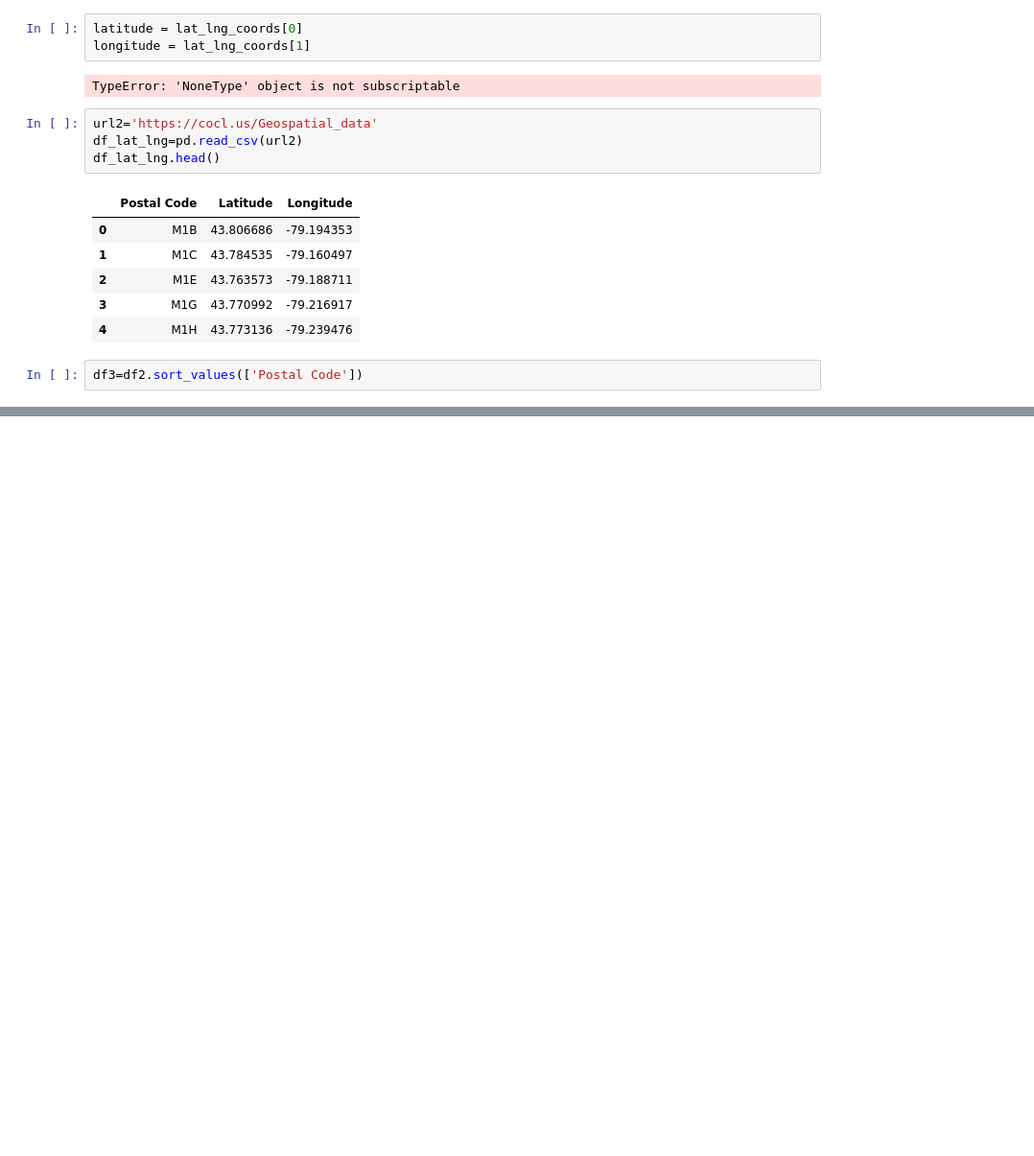
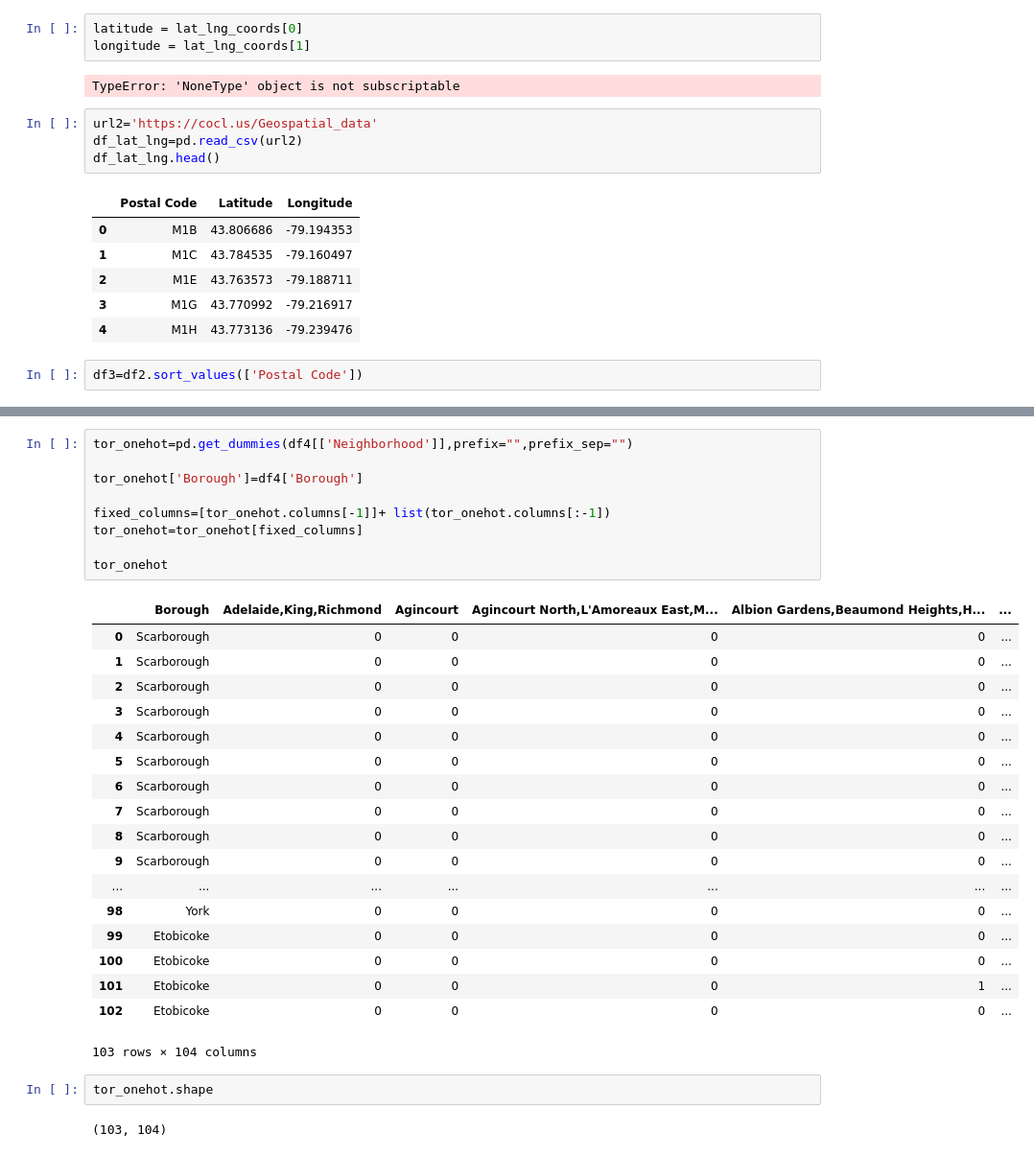
Before and after one commit to kawill87/super-duper-system, a Jupyter notebook: Segmenting and Clustering of Toronto Canada.ipynb, the cells around one changed output, grey strips where cells are left out. Shown at 96% size. Saved outputs shown, nothing was run; the diff lists cells and outputs as text; blank space fills up the shorter version.

```diff
--- a/Segmenting and Clustering of Toronto Canada.ipynb
+++ b/Segmenting and Clustering of Toronto Canada.ipynb
@@ -122,0 +195,32 @@ df4.head()
+# %%
+tor_onehot=pd.get_dummies(df4[['Neighborhood']],prefix="",prefix_sep="")
+
+tor_onehot['Borough']=df4['Borough']
+
+fixed_columns=[tor_onehot.columns[-1]]+ list(tor_onehot.columns[:-1])
+tor_onehot=tor_onehot[fixed_columns]
+
+tor_onehot
+# %% [output]
+|  | Borough | Adelaide,King,Richmond | Agincourt | Agincourt North,L'Amoreaux East,M... | Albion Gardens,Beaumond Heights,H... | ... |
+| 0 | Scarborough | 0 | 0 | 0 | 0 | ... |
+| 1 | Scarborough | 0 | 0 | 0 | 0 | ... |
+| 2 | Scarborough | 0 | 0 | 0 | 0 | ... |
+| 3 | Scarborough | 0 | 0 | 0 | 0 | ... |
+| 4 | Scarborough | 0 | 0 | 0 | 0 | ... |
+| 5 | Scarborough | 0 | 0 | 0 | 0 | ... |
+| 6 | Scarborough | 0 | 0 | 0 | 0 | ... |
+| 7 | Scarborough | 0 | 0 | 0 | 0 | ... |
+| 8 | Scarborough | 0 | 0 | 0 | 0 | ... |
+| 9 | Scarborough | 0 | 0 | 0 | 0 | ... |
+| ... | ... | ... | ... | ... | ... | ... |
+| 98 | York | 0 | 0 | 0 | 0 | ... |
+| 99 | Etobicoke | 0 | 0 | 0 | 0 | ... |
+| 100 | Etobicoke | 0 | 0 | 0 | 0 | ... |
+| 101 | Etobicoke | 0 | 0 | 0 | 1 | ... |
+| 102 | Etobicoke | 0 | 0 | 0 | 0 | ... |
+103 rows × 104 columns
+# %%
+tor_onehot.shape
+# %% [output]
+(103, 104)
```
Also changed, not shown: parts of 14 cells of this notebook.
